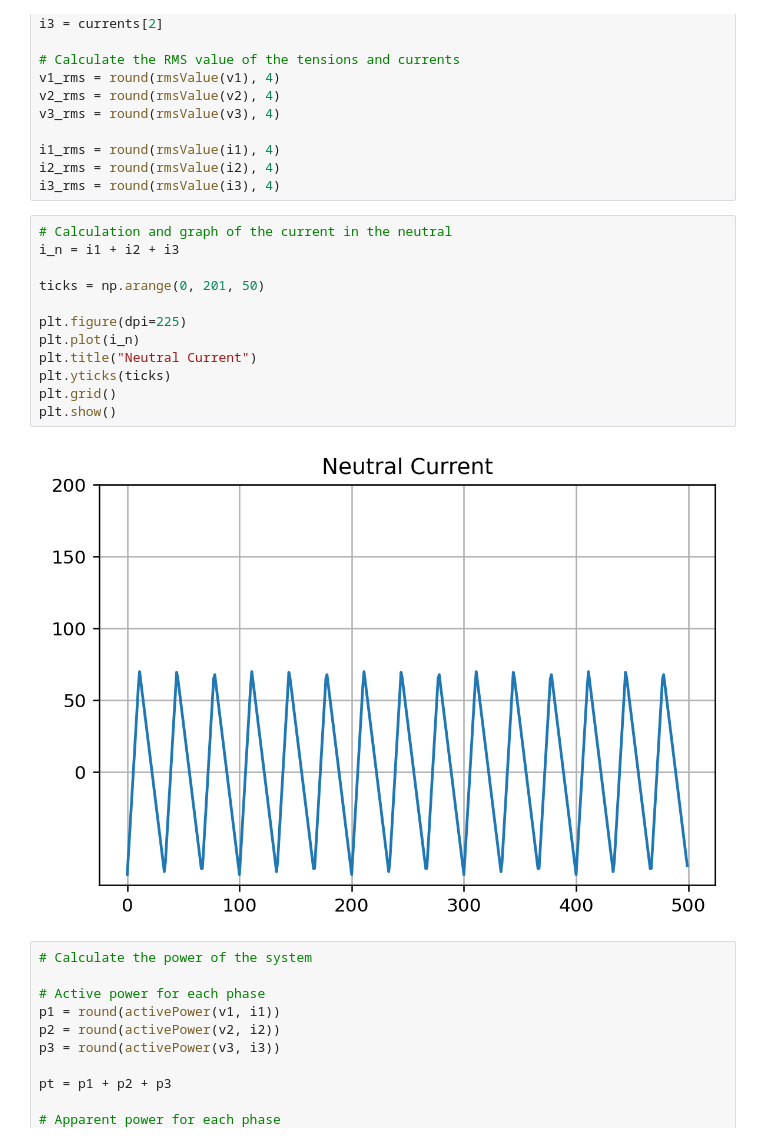
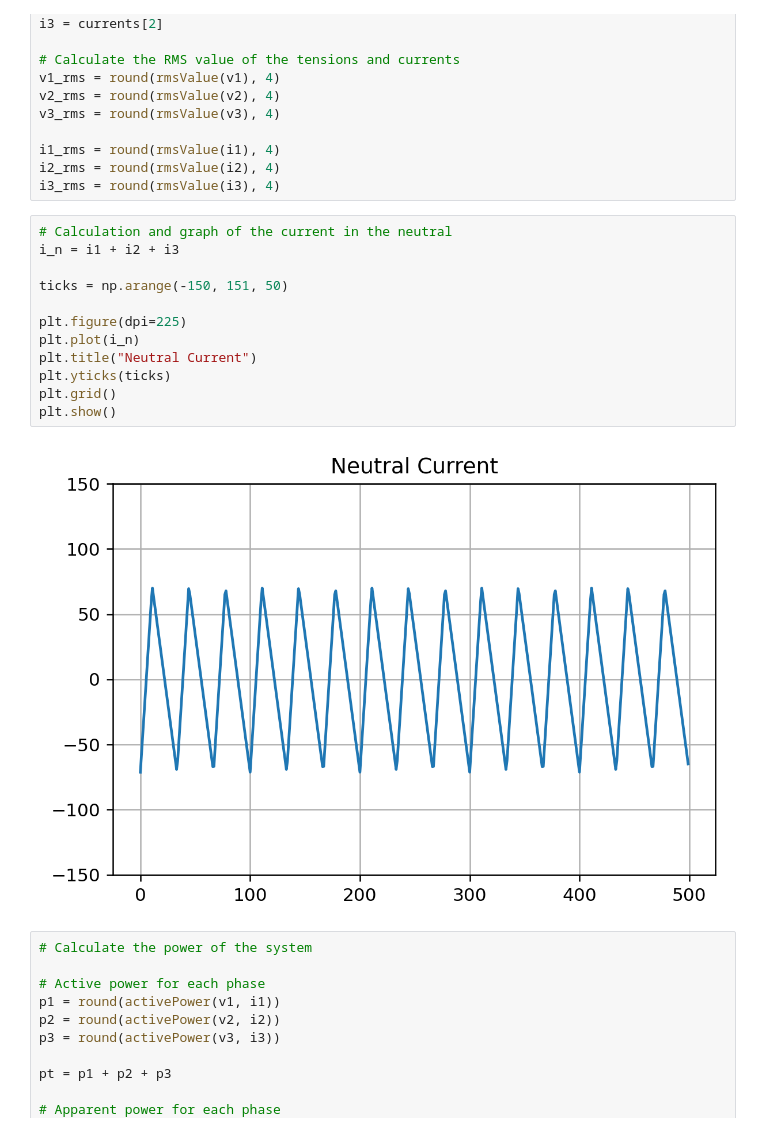
Before and after one commit to DnelZpt/line_analyzer, a Jupyter notebook: final_project.ipynb, the cells around one changed output. Drawn from its saved outputs; the diff is of its cells as text.

```diff
--- a/final_project.ipynb
+++ b/final_project.ipynb
@@ -56,17 +57,17 @@ i3_rms = round(rmsValue(i3), 4)
 # %%
 # Calculation and graph of the current in the neutral
 i_n = i1 + i2 + i3
 
-ticks = np.arange(0, 201, 50)
+ticks = np.arange(-150, 151, 50)
 
 plt.figure(dpi=225)
 plt.plot(i_n)
 plt.title("Neutral Current")
 plt.yticks(ticks)
 plt.grid()
 plt.show()
 # %% [output]
-[figure, old version]
+[figure, new version]
 # %%
 # Calculate the power of the system
 
```
Also changed, not shown: parts of 3 cells of this notebook.
